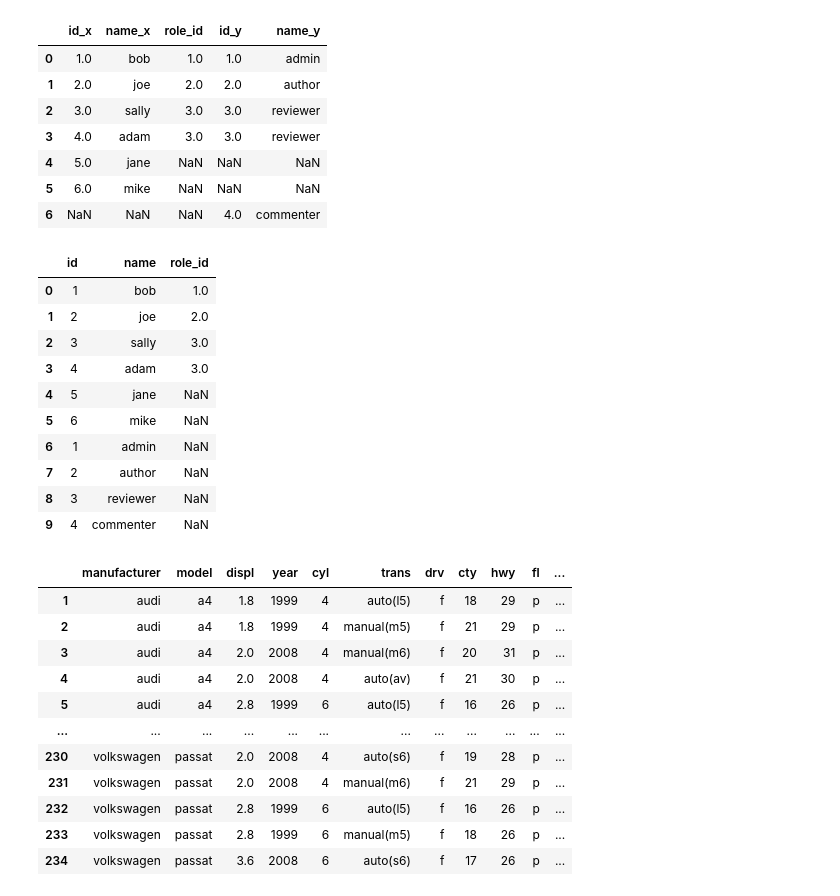
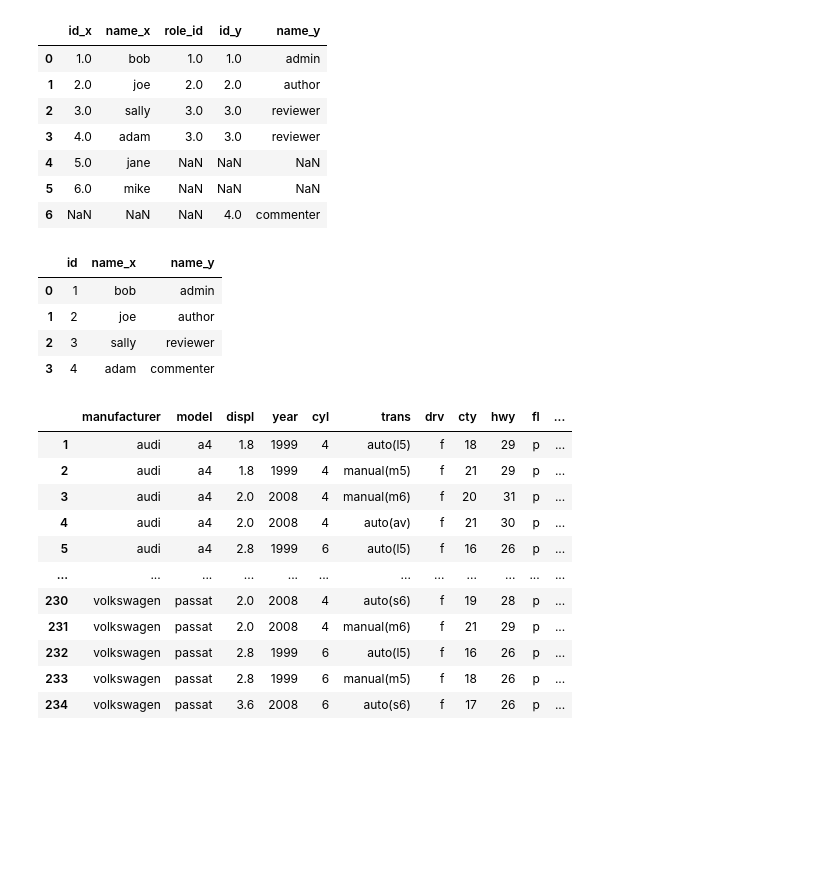
Before and after one commit to NSharick/numpy-pandas-visualization-exercises, a Jupyter notebook: advanced_dataframes.ipynb, the cells around one changed output. Cells and saved outputs as stored; diff of their text form; code cells hidden in the pictures; blank space fills up the shorter version.

```diff
--- a/advanced_dataframes.ipynb
+++ b/advanced_dataframes.ipynb
@@ -184,20 +184,16 @@ users.merge(roles, left_on='role_id', right_on='id', how='outer')
 | 6 | NaN | NaN | NaN | 4.0 | commenter |
 # %%
 #4 - What happens if you drop the foreign keys from the DataFrames and try to merge them?
-users.merge(roles, how='outer')
-# it combines or stacks the two tables
+fkey_drop = users.drop(columns='role_id')
-# %% [output]
-|  | id | name | role_id |
-| 0 | 1 | bob | 1.0 |
-| 1 | 2 | joe | 2.0 |
-| 2 | 3 | sally | 3.0 |
-| 3 | 4 | adam | 3.0 |
-| 4 | 5 | jane | NaN |
-| 5 | 6 | mike | NaN |
-| 6 | 1 | admin | NaN |
-| 7 | 2 | author | NaN |
-| 8 | 3 | reviewer | NaN |
-| 9 | 4 | commenter | NaN |
+# %%
+#the merge now incorrectly matches the data in the columns
+pd.merge(fkey_drop, roles, on='id')
+# %% [output]
+|  | id | name_x | name_y |
+| 0 | 1 | bob | admin |
+| 1 | 2 | joe | author |
+| 2 | 3 | sally | reviewer |
+| 3 | 4 | adam | commenter |
 # %%
 #5 - Load the mpg dataset from PyDataset.
 mpg = data('mpg')
```
Also changed, not shown: parts of 8 cells of this notebook.
